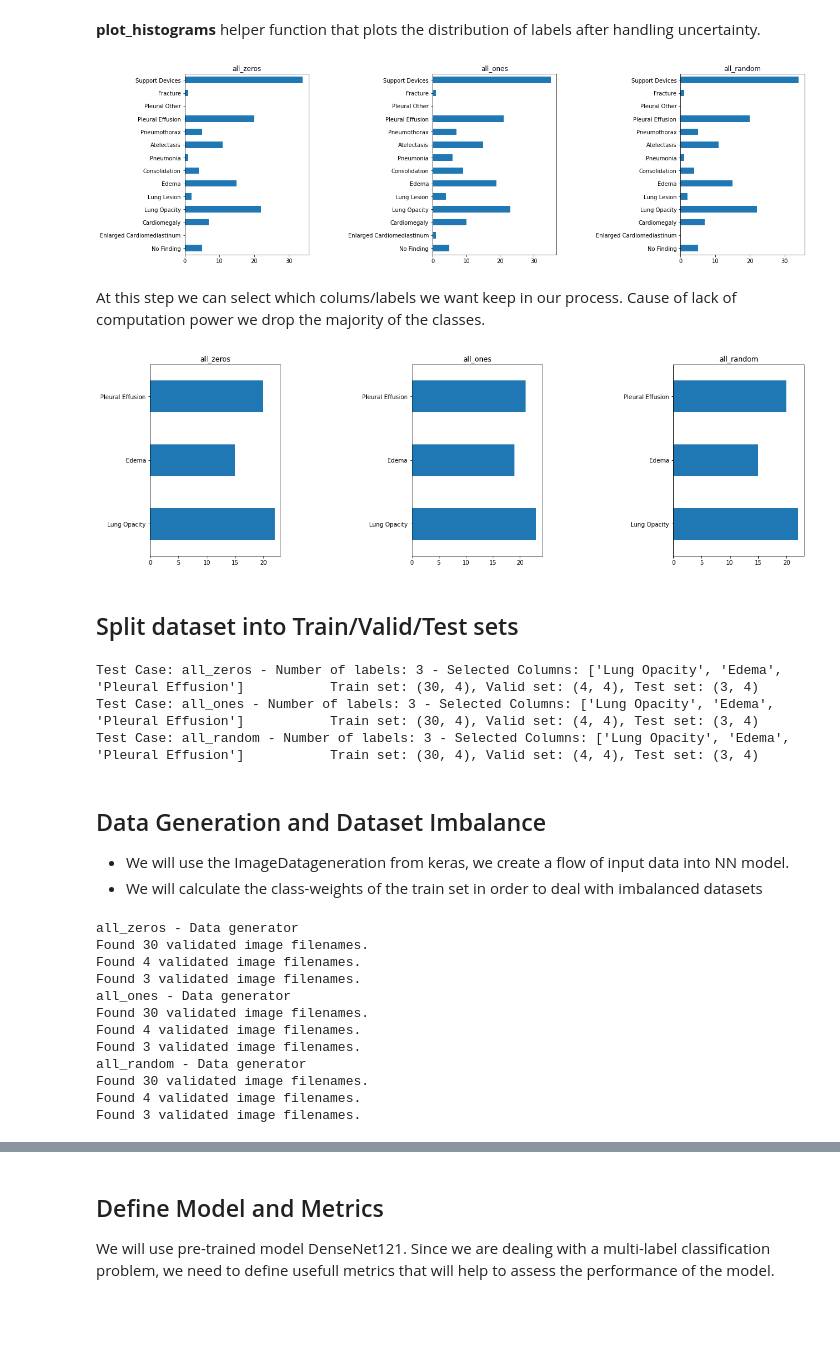
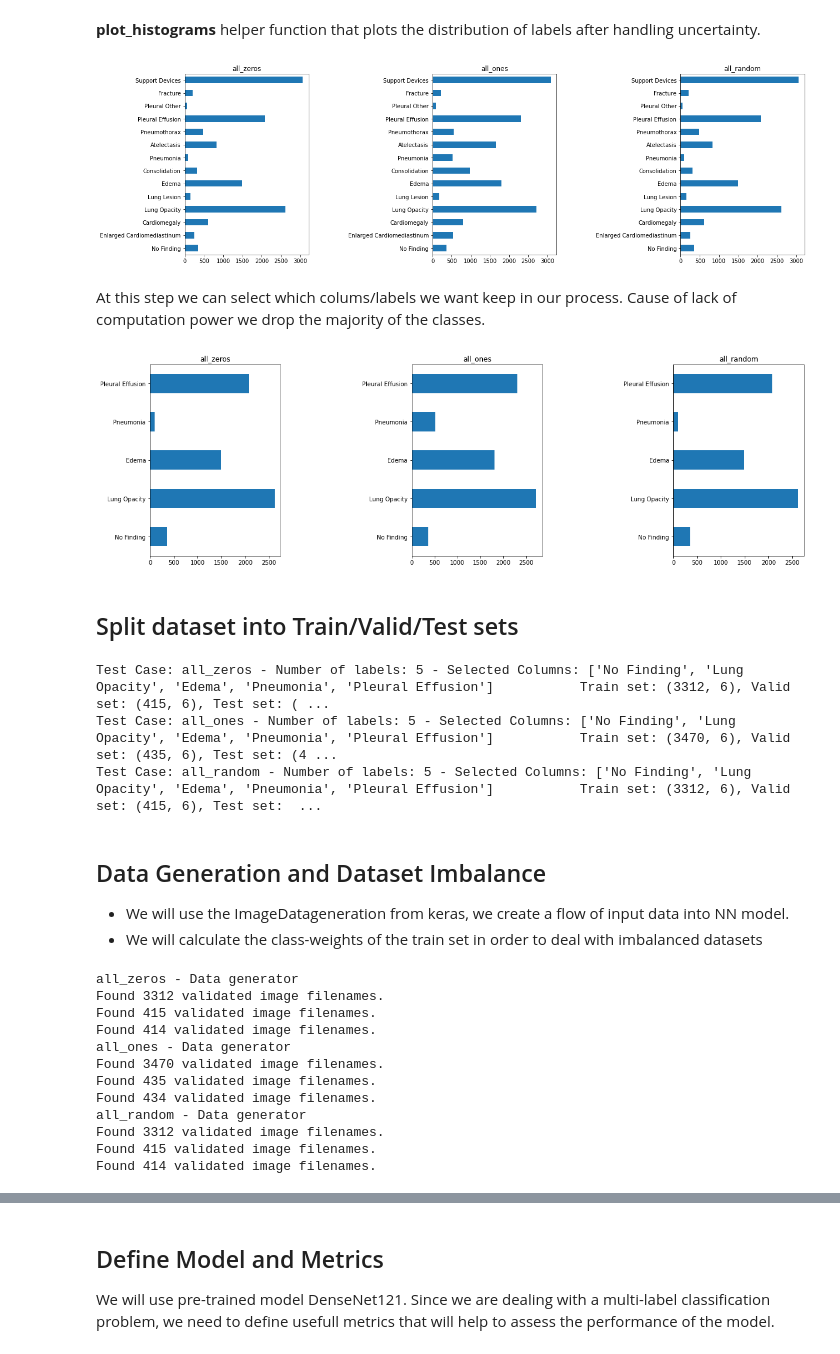
Before and after one commit to vassilispapadop/chexpert, a Jupyter notebook: CheXpert-nb-small.ipynb, the cells around one changed output, grey strips where cells are left out. Drawn from its saved outputs; the diff is of its cells as text; code cells hidden in the pictures; blank space fills up the shorter version.

```diff
--- a/CheXpert-nb-small.ipynb
+++ b/CheXpert-nb-small.ipynb
@@ -119,7 +119,7 @@ class Dataset:
     except KeyError as e:
       print(e)
 
-    self.df = self.df[(self.df['Lung Opacity'] == 1) | (self.df['Pleural Effusion'] == 1) | (self.df['Edema'] == 1) ]
+    self.df = self.df[(self.df['Lung Opacity'] == 1) | (self.df['Pleural Effusion'] == 1) | (self.df['Edema'] == 1) | (self.df['Pneumonia'] == 1) | (self.df['No Finding']) == 1 ]
 
     #restore num_classes and selected columns
     self.num_classes = len(self.df.columns) - 1 #drop image path column
@@ -184,11 +184,11 @@ We define 3 different case:
 * We randomly set all uncertain labels to either 0 or 1 based on default **random** number generation distrubion of python.
 # %%
 dataset_cases = [Dataset(path ='CheXpert-v1.0-small/', metadata='train_processed_0_4.csv',
-                         size=50, uncertainty = uncertainty_case[0], test_case='all_zeros'),
+                         size=5000, uncertainty = uncertainty_case[0], test_case='all_zeros'),
                  Dataset(path ='CheXpert-v1.0-small/', metadata='train_processed_0_4.csv',
-                         size=50, uncertainty = uncertainty_case[1], test_case='all_ones'),
+                         size=5000, uncertainty = uncertainty_case[1], test_case='all_ones'),
                  Dataset(path ='CheXpert-v1.0-small/', metadata='train_processed_0_4.csv',
-                         size=50, uncertainty = uncertainty_case[2], test_case='all_random')]
+                         size=5000, uncertainty = uncertainty_case[2], test_case='all_random')]
 # %% [markdown]
 **plot_histograms** helper function that plots the distribution of labels after handling uncertainty.
 # %%
@@ -210,23 +210,23 @@ def plot_histograms(dataset_cases):
 
 plot_histograms(dataset_cases)
 # %% [output]
-[figure, old version]
+[figure, new version]
 # %% [markdown]
 At this step we can select which colums/labels we want keep in our process. Cause of lack of computation power we drop the majority of the classes.
 # %%
-# drop desired columns and plot histograms to check dataset balance
-to_drop = ['Pleural Other', 'Lung Lesion', 'No Finding',
+# drop desired columns and plot histograms to check dataset distribution
+to_drop = ['Pleural Other', 'Lung Lesion',
             'Enlarged Cardiomediastinum', 'Fracture', 'Consolidation',
-           'Pneumonia', 'Pneumothorax','Atelectasis', 'Cardiomegaly',
+           'Pneumothorax','Atelectasis', 'Cardiomegaly',
            'Support Devices' ]
 
 for case in dataset_cases:
   case.drop_columns(to_drop)
 
 
 plot_histograms(dataset_cases)
 # %% [output]
-[figure, old version]
+[figure, new version]
 # %% [markdown]
 ## Split dataset into Train/Valid/Test sets
 # %%
@@ -234,17 +234,17 @@ for case in dataset_cases:
   case.train_test_split(size = 0.8)
   case.summary()
 # %% [output]
-Test Case: all_zeros - Number of labels: 3 - Selected Columns: ['Lung Opacity', 'Edema', 'Pleural Effusion']           Train set: (30, 4), Valid set: (4, 4), Test set: (3, 4)
-Test Case: all_ones - Number of labels: 3 - Selected Columns: ['Lung Opacity', 'Edema', 'Pleural Effusion']           Train set: (30, 4), Valid set: (4, 4), Test set: (3, 4)
-Test Case: all_random - Number of labels: 3 - Selected Columns: ['Lung Opacity', 'Edema', 'Pleural Effusion']           Train set: (30, 4), Valid set: (4, 4), Test set: (3, 4)
+Test Case: all_zeros - Number of labels: 5 - Selected Columns: ['No Finding', 'Lung Opacity', 'Edema', 'Pneumonia', 'Pleural Effusion']           Train set: (3312, 6), Valid set: (415, 6), Test set: ( ...
+Test Case: all_ones - Number of labels: 5 - Selected Columns: ['No Finding', 'Lung Opacity', 'Edema', 'Pneumonia', 'Pleural Effusion']           Train set: (3470, 6), Valid set: (435, 6), Test set: (4 ...
+Test Case: all_random - Number of labels: 5 - Selected Columns: ['No Finding', 'Lung Opacity', 'Edema', 'Pneumonia', 'Pleural Effusion']           Train set: (3312, 6), Valid set: (415, 6), Test set:  ...
 # %% [markdown]
 ## Data Generation and Dataset Imbalance
 
 * We will use the ImageDatageneration from keras, we create a flow of input data into NN model.
 * We will calculate the class-weights of the train set in order to deal with imbalanced datasets
 # %%
-batch_size = 2
-input_size = (75, 75)
+batch_size = 32
+input_size = (100, 100)
 for case in dataset_cases:
   train_datagen=ImageDataGenerator(rescale=1./255.)
   test_datagen=ImageDataGenerator(rescale=1./255.)
@@ -258,17 +258,17 @@ for case in dataset_cases:
                       shuffle=True)
 # %% [output]
 all_zeros - Data generator
-Found 30 validated image filenames.
-Found 4 validated image filenames.
-Found 3 validated image filenames.
+Found 3312 validated image filenames.
+Found 415 validated image filenames.
+Found 414 validated image filenames.
 all_ones - Data generator
-Found 30 validated image filenames.
-Found 4 validated image filenames.
-Found 3 validated image filenames.
+Found 3470 validated image filenames.
+Found 435 validated image filenames.
+Found 434 validated image filenames.
 all_random - Data generator
-Found 30 validated image filenames.
-Found 4 validated image filenames.
-Found 3 validated image filenames.
+Found 3312 validated image filenames.
+Found 415 validated image filenames.
+Found 414 validated image filenames.
 # %%
 for case in dataset_cases:
   print(f'{case.test_case} - Class weights')
```
Also changed, not shown: parts of 6 cells of this notebook.
